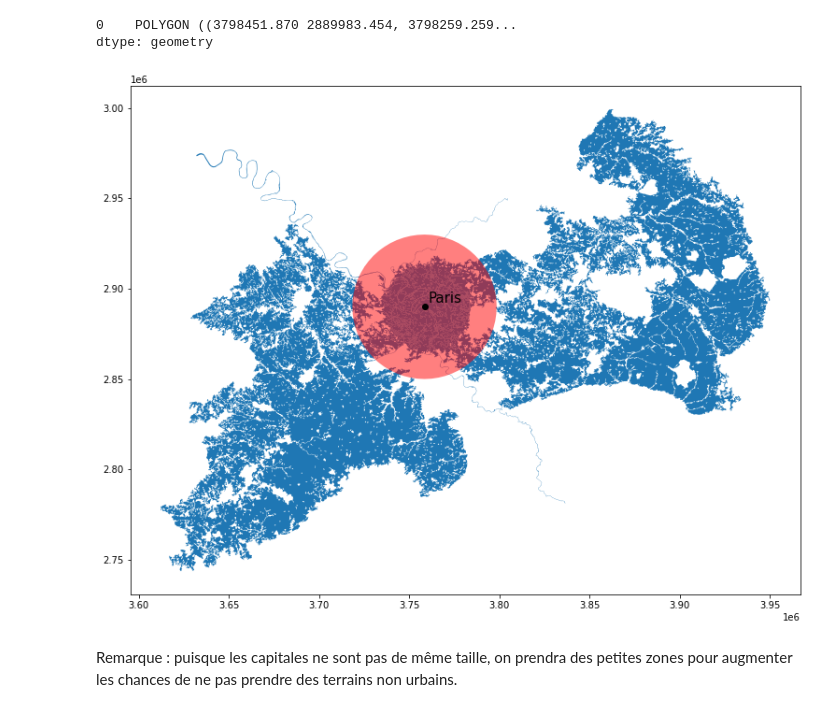
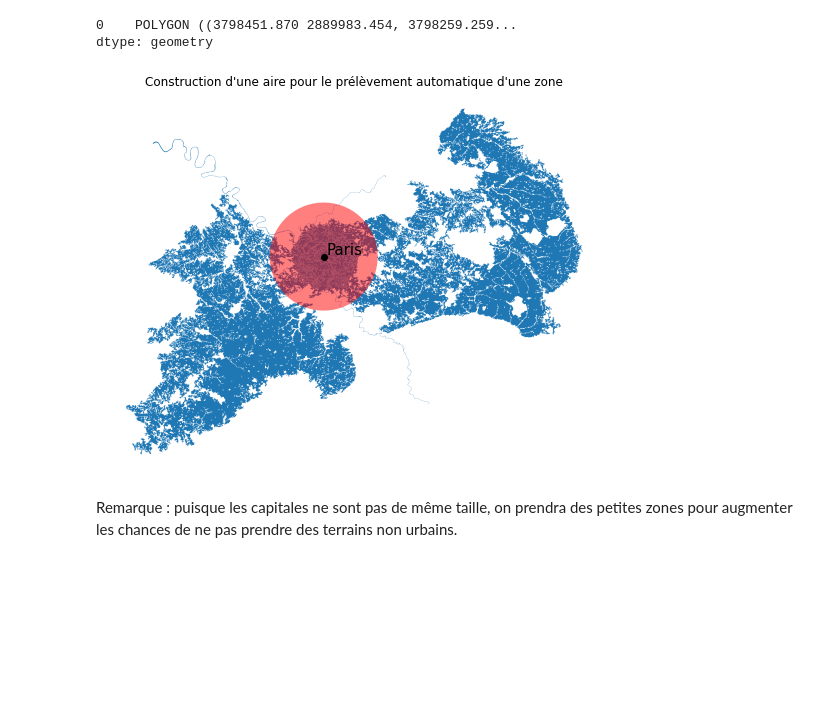
Before and after one commit to massimovenuti/clc-graph-deep-learning, a Jupyter notebook: clc.ipynb, the cells around one changed output. Drawn from its saved outputs; the diff is of its cells as text; code cells hidden in the pictures; blank space fills up the shorter version.

```diff
--- a/clc.ipynb
+++ b/clc.ipynb
@@ -58,7 +58,7 @@ zones
  'zones-71',
  'zone-11']
 # %%
-zone_11_gdf = gpd.read_file("data/zones.gpkg", layer="zone-11")
+zone_11_gdf = gpd.read_file("data/zones/zones.gpkg", layer="zone-11")
 zone_11_gdf.head()
 # %% [output]
 |  | OBJECTID | Code_18 | Remark | Area_Ha | ID | geometry |
@@ -318,4 +312,0 @@ def preprocessing(gdf):
-# %%
-zone_11_gdf = preprocessing(zone_11_gdf)
-zone_11_gdf.to_file("data/zone-11-preprocessed.gpkg", driver='GPKG')
-zone_11_gdf.head()
@@ -544,15 +368,17 @@ paris_area
 0    POLYGON ((3798451.870 2889983.454, 3798259.259...
 dtype: geometry
 # %%
-f,ax = plt.subplots(figsize=(20,10))
+f,ax = plt.subplots(figsize=(14,7))
 zone_11_gdf.plot(ax=ax)
 paris_area.plot(ax=ax, color="red", alpha=0.5)
 center = paris_area.geometry.centroid
 center.plot(ax=ax, color="black", label="Paris")
 plt.annotate("Paris", xy=(center.x, center.y), xytext=(center.x + 2000, center.y + 2000), color="black", fontsize = 15)
+plt.title("Construction d'une aire pour le prélèvement automatique d'une zone")
+ax.set_axis_off()
 plt.show()
 # %% [output]
-[figure, old version]
+[figure, new version]
 # %% [markdown]
 Remarque : puisque les capitales ne sont pas de même taille, on prendra des petites zones pour augmenter les chances de ne pas prendre des terrains non urbains.
 # %% [markdown]
```
Also changed, not shown: parts of 68 cells of this notebook, 26 other files.
